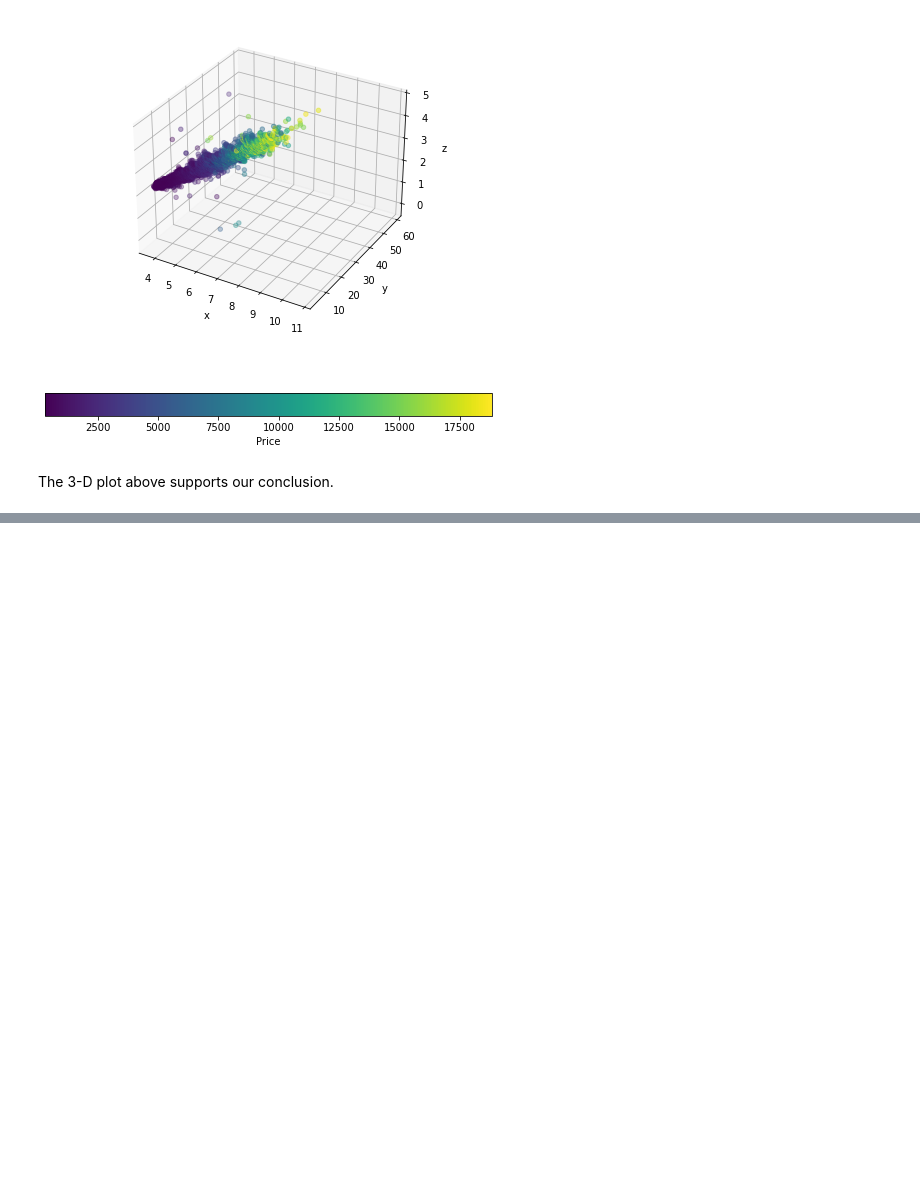
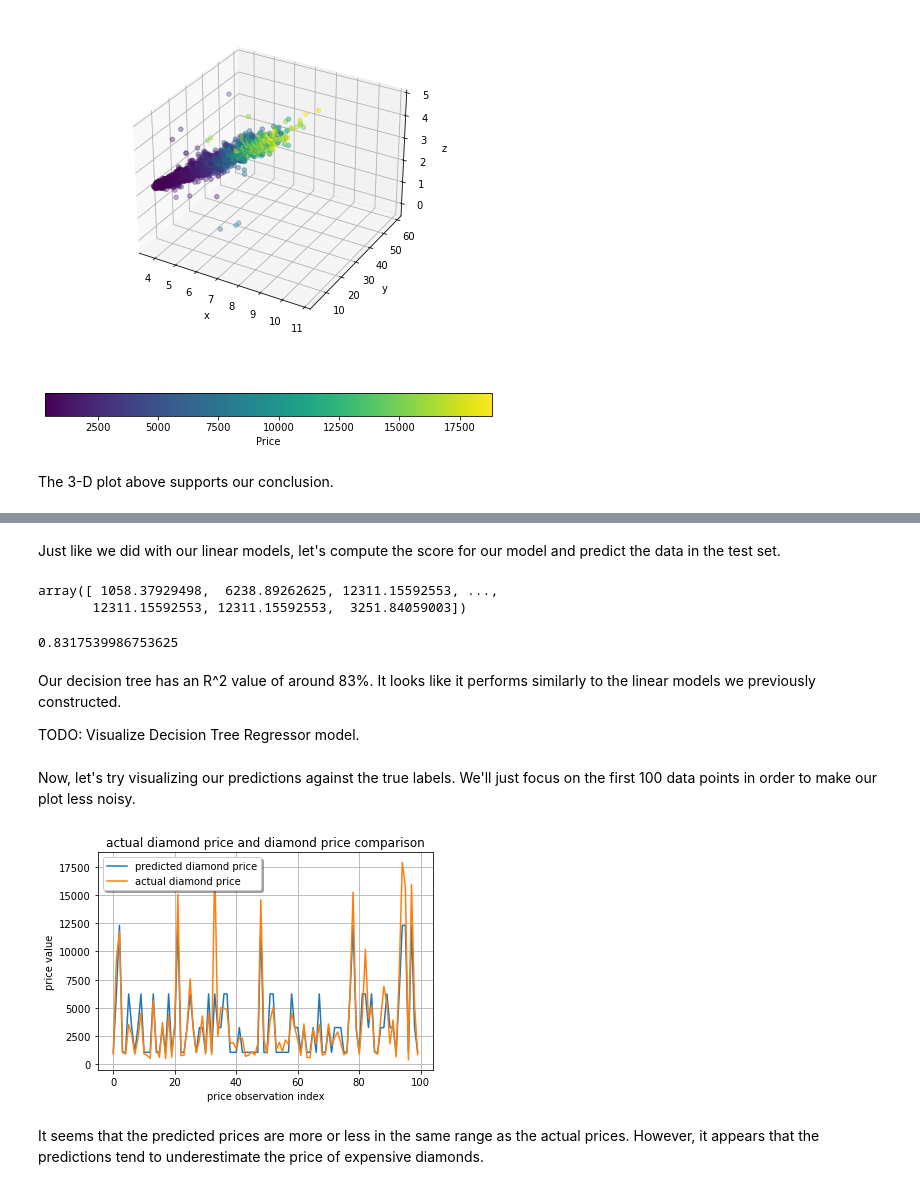
Before and after one commit to ahaldankar-vt/ahaldankar-vt.github.io, a Jupyter notebook: SampleBlog/posts/regression/index.ipynb, the cells around one changed output, grey strips where cells are left out. Drawn from its saved outputs; the diff is of its cells as text; code cells hidden in the pictures; blank space fills up the shorter version.

Commit message:
Added code and visualizations for nonlinear model

```diff
--- a/SampleBlog/posts/regression/index.ipynb
+++ b/SampleBlog/posts/regression/index.ipynb
@@ -221,0 +239,42 @@ The 3-D plot above supports our conclusion.
+# %%
+from sklearn.tree import DecisionTreeRegressor
+
+# First, split the data into a train set and a test set.
+X_train_nl, X_test_nl, y_train_nl, y_test_nl = train_test_split(X, y, test_size=0.10, random_state=42)
+
+# Construct the DecisionTreeRegressor model and fit the training data.
+tree_reg = DecisionTreeRegressor(max_depth=2, random_state=42)
+tree_reg.fit(X_train_nl, y_train_nl);
+# %% [markdown]
+Just like we did with our linear models, let's compute the score for our model and predict the data in the test set.
+# %%
+y_pred_nl = tree_reg.predict(X_test_nl)
+y_pred_nl
+# %% [output]
+array([ 1058.37929498,  6238.89262625, 12311.15592553, ...,
+       12311.15592553, 12311.15592553,  3251.84059003])
+# %%
+tree_reg.score(X_test_nl, y_test_nl)
+# %% [output]
+0.8317539986753625
+# %% [markdown]
+Our decision tree has an R^2 value of around 83%. It looks like it performs similarly to the linear models we previously constructed.
+
+TODO: Visualize Decision Tree Regressor model.
+# %% [markdown]
+Now, let's try visualizing our predictions against the true labels. We'll just focus on the first 100 data points in order to make our plot less noisy.
+# %%
+# ax = range(len(ytest))
+x_data = range(100)
+plt.plot(x_data, y_pred_nl[:100], label="predicted diamond price")
+plt.plot(x_data, y_test_nl[:100], label="actual diamond price")
+plt.title("actual diamond price and diamond price comparison")
+plt.xlabel('price observation index')
+plt.ylabel('price value')
+plt.legend(loc='best',fancybox=True, shadow=True)
+plt.grid(True)
+plt.show()
+# %% [output]
+[figure, added]
+# %% [markdown]
+It seems that the predicted prices are more or less in the same range as the actual prices. However, it appears that the predictions tend to underestimate the price of expensive diamonds.
```
Also changed, not shown: parts of 16 cells of this notebook.
